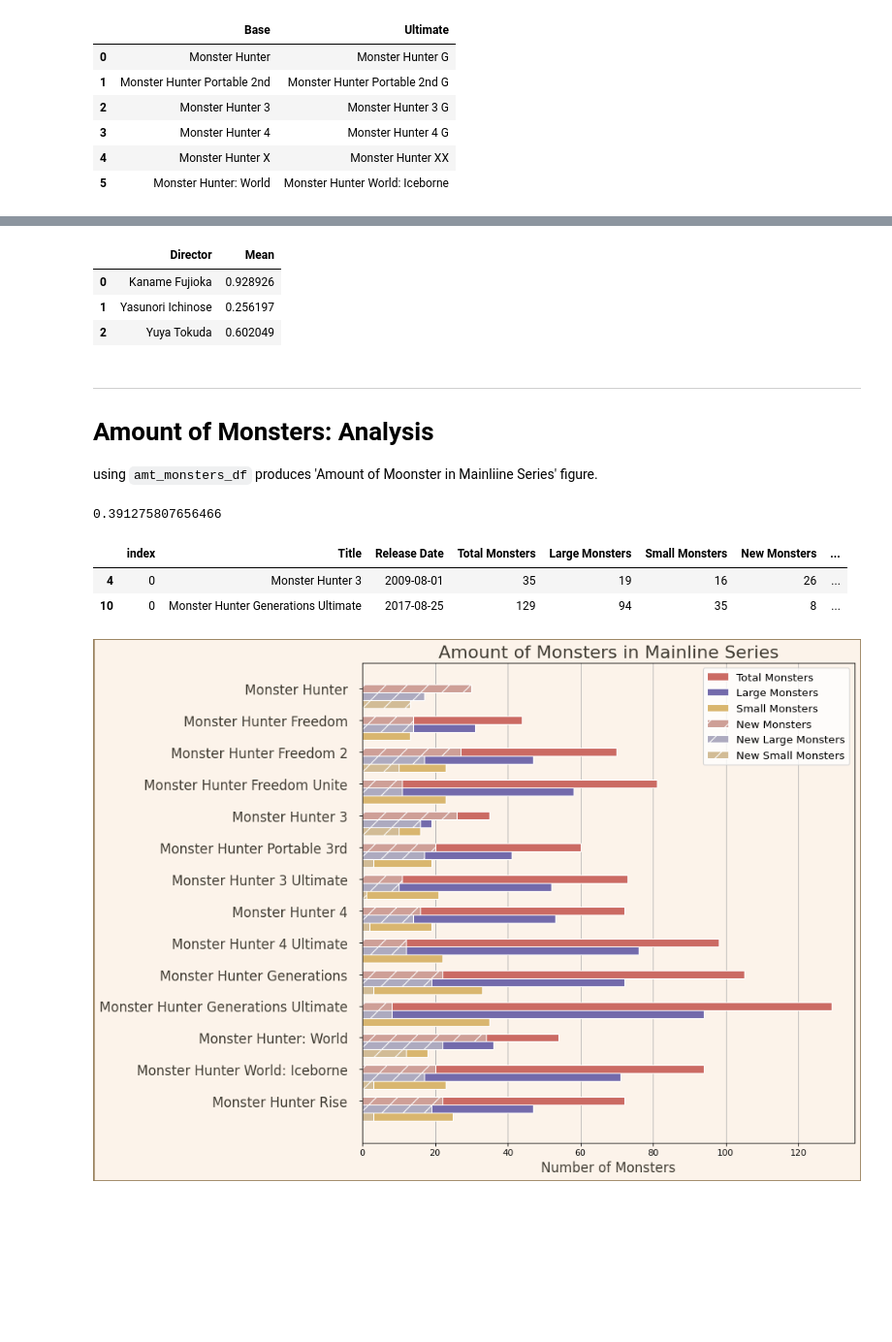
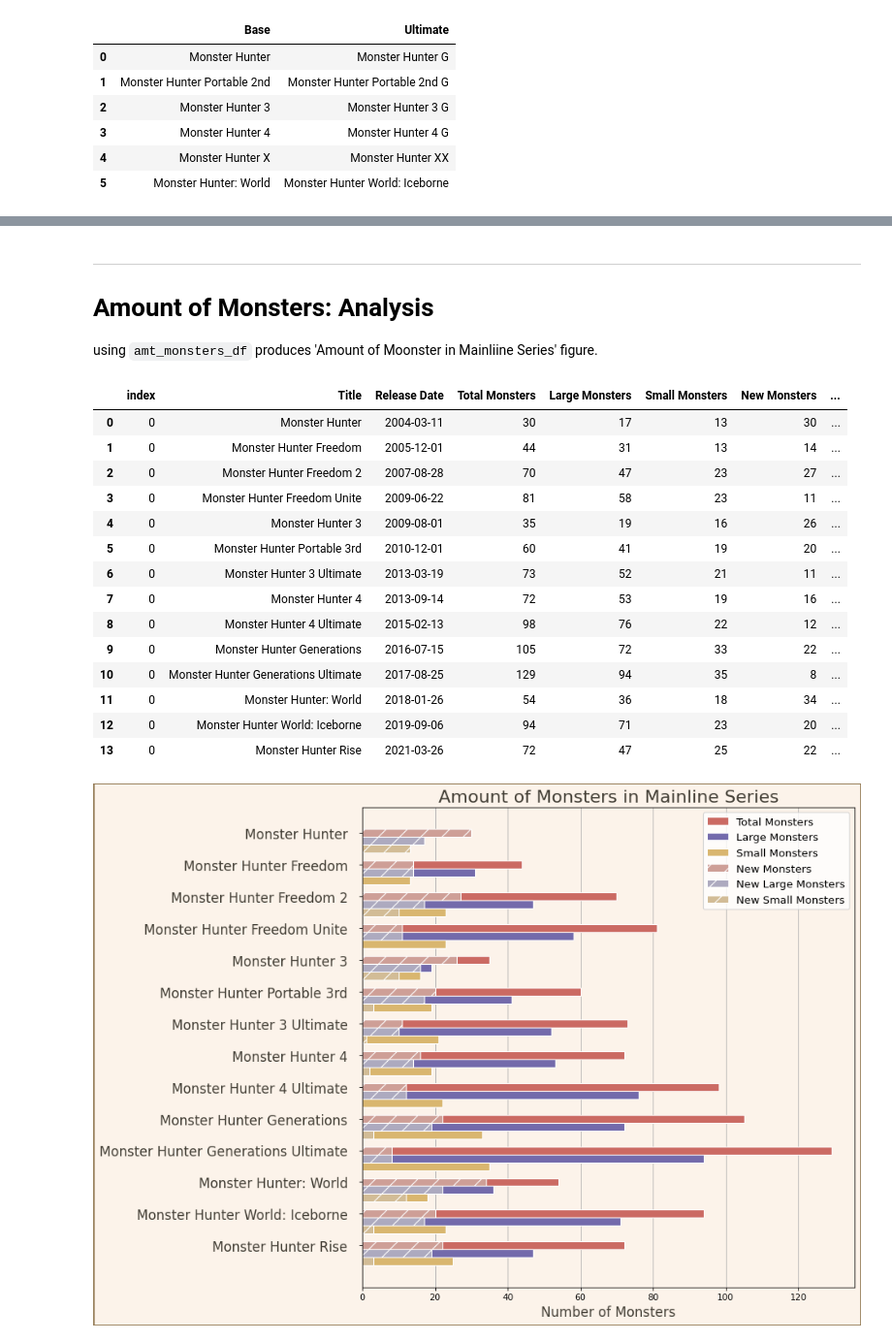
Before and after one commit to Piercson/Monster-Hunter-Data, a Jupyter notebook: MonsterHunter.ipynb, the cells around one changed output, grey strips where cells are left out. Shown at 97% size. Drawn from its saved outputs; the diff is of its cells as text; code cells hidden in the pictures; blank space fills up the shorter version.

````diff
--- a/MonsterHunter.ipynb
+++ b/MonsterHunter.ipynb
@@ -309,14 +334,6 @@ lambda title: monster_hunter_data[(monster_hunter_data['Title'] == title) &
 I combine the ```fujioka_titles```, ```ichinose_titles```, ```tokuda_titles``` to create ```director_title_data``` and an additional dataframe to made to that has columns ['Director','Titles','Total Director Monsters'].
 
 ---
-# %%
-director_title_data,director_data = analysis.get_director_df(monster_hunter_data)
-director_title_data.groupby(by='Director')['Director Monster Ratio'].mean().to_frame('Mean').reset_index()
-# %% [output]
-|  | Director | Mean |
-| 0 | Kaname Fujioka | 0.928926 |
-| 1 | Yasunori Ichinose | 0.256197 |
-| 2 | Yuya Tokuda | 0.602049 |
 # %% [markdown]
 
 ---
@@ -324,21 +341,24 @@ director_title_data.groupby(by='Director')['Director Monster Ratio'].mean().to_f
 # Amount of Monsters: Analysis
 
 using ```amt_monsters_df``` produces 'Amount of Moonster in Mainliine Series' figure.
-# %%
-amt_monsters_df[['Title','Total Monsters', 'Large Monsters','Small Monsters',
-                      'New Monsters', 'New Large Monsters', 'New Small Monsters','Variant Monsters']]
-m_value = amt_monsters_df['New Monster Ratio'].mean()
-amt_monsters_df['Difference Mean'] = abs( amt_monsters_df['New Monster Ratio'] - m_value )
-
-threshold_u = m_value + 0.1
-threshold_l = m_value - 0.1
-print(m_value)
-amt_monsters_df[(amt_monsters_df['Difference Mean'] < threshold_u) & (amt_monsters_df['Difference Mean'] > threshold_l)]
-# %% [output]
-0.391275807656466
-|  | index | Title | Release Date | Total Monsters | Large Monsters | Small Monsters | New Monsters | ... |
-| 4 | 0 | Monster Hunter 3 | 2009-08-01 | 35 | 19 | 16 | 26 | ... |
-| 10 | 0 | Monster Hunter Generations Ultimate | 2017-08-25 | 129 | 94 | 35 | 8 | ... |
+# %%
+amt_monsters_df
+# %% [output]
+|  | index | Title | Release Date | Total Monsters | Large Monsters | Small Monsters | New Monsters | ... |
+| 0 | 0 | Monster Hunter | 2004-03-11 | 30 | 17 | 13 | 30 | ... |
+| 1 | 0 | Monster Hunter Freedom | 2005-12-01 | 44 | 31 | 13 | 14 | ... |
+| 2 | 0 | Monster Hunter Freedom 2 | 2007-08-28 | 70 | 47 | 23 | 27 | ... |
+| 3 | 0 | Monster Hunter Freedom Unite | 2009-06-22 | 81 | 58 | 23 | 11 | ... |
+| 4 | 0 | Monster Hunter 3 | 2009-08-01 | 35 | 19 | 16 | 26 | ... |
+| 5 | 0 | Monster Hunter Portable 3rd | 2010-12-01 | 60 | 41 | 19 | 20 | ... |
+| 6 | 0 | Monster Hunter 3 Ultimate | 2013-03-19 | 73 | 52 | 21 | 11 | ... |
+| 7 | 0 | Monster Hunter 4 | 2013-09-14 | 72 | 53 | 19 | 16 | ... |
+| 8 | 0 | Monster Hunter 4 Ultimate | 2015-02-13 | 98 | 76 | 22 | 12 | ... |
+| 9 | 0 | Monster Hunter Generations | 2016-07-15 | 105 | 72 | 33 | 22 | ... |
+| 10 | 0 | Monster Hunter Generations Ultimate | 2017-08-25 | 129 | 94 | 35 | 8 | ... |
+| 11 | 0 | Monster Hunter: World | 2018-01-26 | 54 | 36 | 18 | 34 | ... |
+| 12 | 0 | Monster Hunter World: Iceborne | 2019-09-06 | 94 | 71 | 23 | 20 | ... |
+| 13 | 0 | Monster Hunter Rise | 2021-03-26 | 72 | 47 | 25 | 22 | ... |
 # %%
 figures.make_amt_monsters_figure(amt_monsters_df)
 # %% [output]
````
Also changed, not shown: parts of 20 cells of this notebook, 2 other files.
